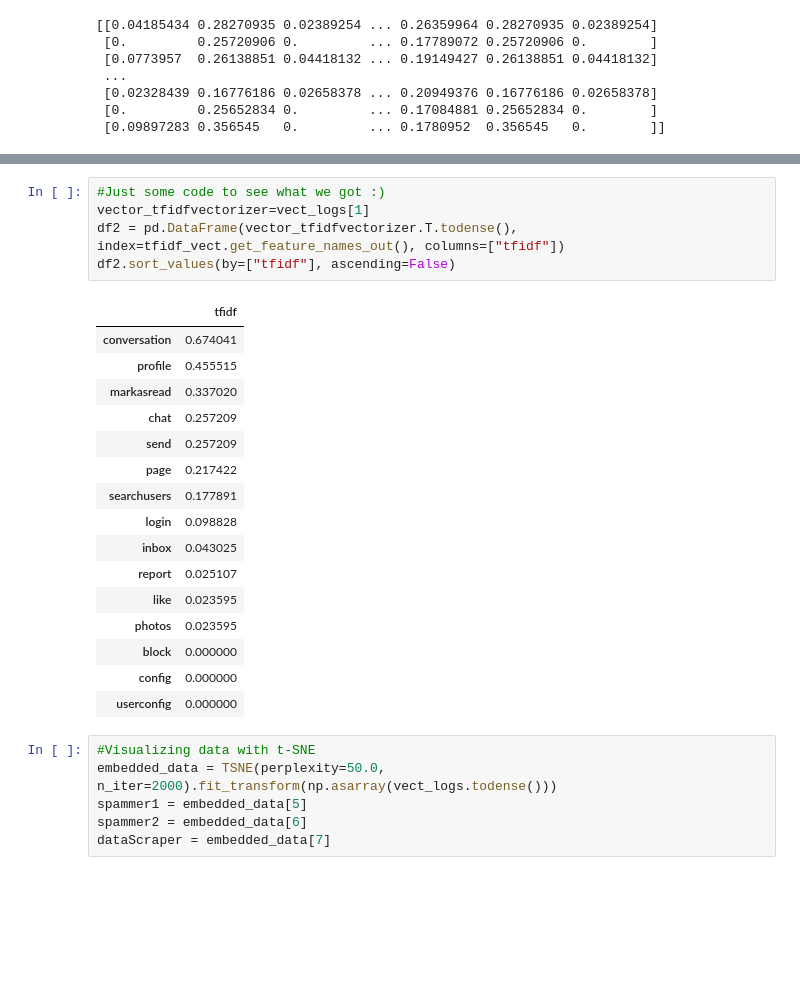
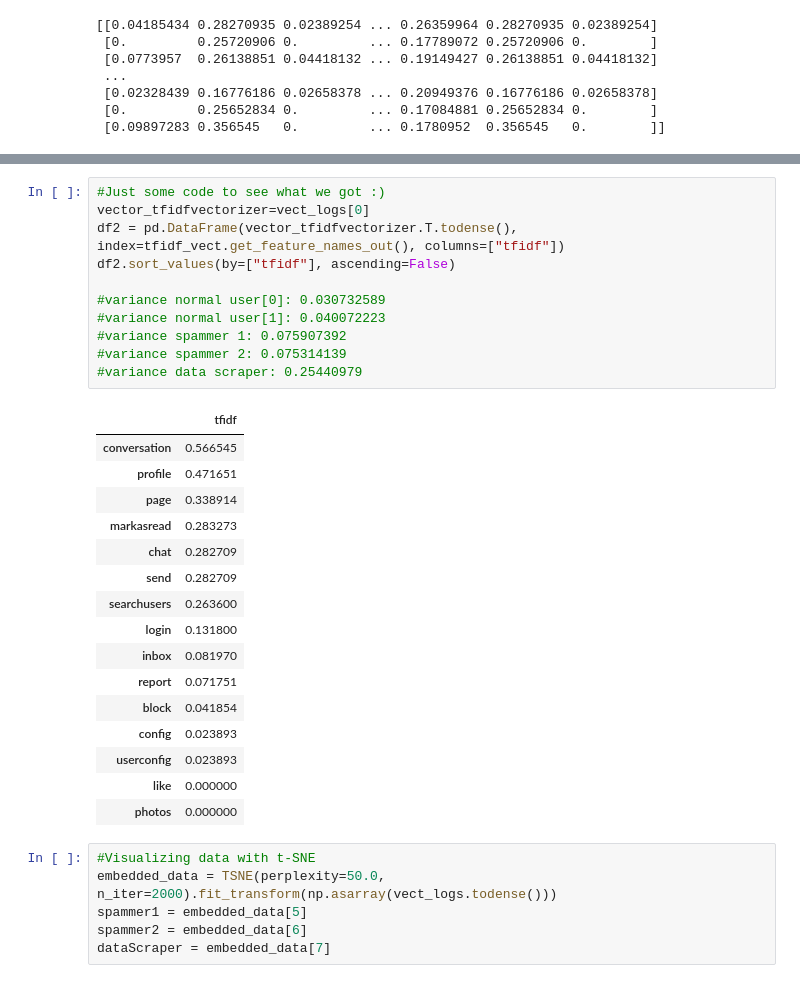
Before and after one commit to Request-analysis-ML/request-analyzer-model, a Jupyter notebook: score_based.ipynb, the cells around one changed output, grey strips where cells are left out. Saved outputs shown, nothing was run; the diff lists cells and outputs as text; blank space fills up the shorter version.

```diff
--- a/score_based.ipynb
+++ b/score_based.ipynb
@@ -97,25 +124,31 @@ print(vect_logs.todense())
 # %%
 #Just some code to see what we got :)
-vector_tfidfvectorizer=vect_logs[1]
+vector_tfidfvectorizer=vect_logs[0]
 df2 = pd.DataFrame(vector_tfidfvectorizer.T.todense(), index=tfidf_vect.get_feature_names_out(), columns=["tfidf"])
 df2.sort_values(by=["tfidf"], ascending=False)
+
+#variance normal user[0]: 0.030732589
+#variance normal user[1]: 0.040072223
+#variance spammer 1: 0.075907392
+#variance spammer 2: 0.075314139
+#variance data scraper: 0.25440979
 # %% [output]
 |  | tfidf |
-| conversation | 0.674041 |
-| profile | 0.455515 |
-| markasread | 0.337020 |
-| chat | 0.257209 |
-| send | 0.257209 |
-| page | 0.217422 |
-| searchusers | 0.177891 |
-| login | 0.098828 |
-| inbox | 0.043025 |
-| report | 0.025107 |
-| like | 0.023595 |
-| photos | 0.023595 |
-| block | 0.000000 |
-| config | 0.000000 |
-| userconfig | 0.000000 |
+| conversation | 0.566545 |
+| profile | 0.471651 |
+| page | 0.338914 |
+| markasread | 0.283273 |
+| chat | 0.282709 |
+| send | 0.282709 |
+| searchusers | 0.263600 |
+| login | 0.131800 |
+| inbox | 0.081970 |
+| report | 0.071751 |
+| block | 0.041854 |
+| config | 0.023893 |
+| userconfig | 0.023893 |
+| like | 0.000000 |
+| photos | 0.000000 |
 # %%
 #Visualizing data with t-SNE
 embedded_data = TSNE(perplexity=50.0, n_iter=2000).fit_transform(np.asarray(vect_logs.todense()))
```
Also changed, not shown: parts of 8 cells of this notebook.
